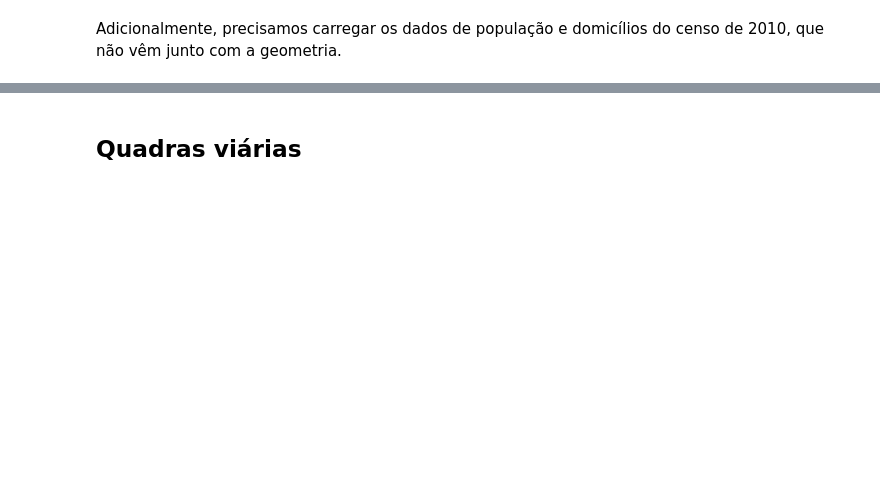
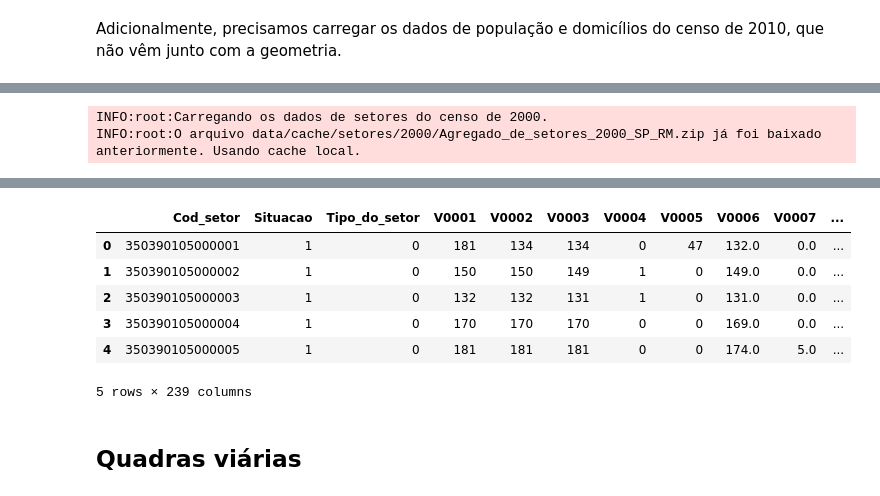
Before and after one commit to sepep-pmsp/compatibilizacao-setores-censitarios, a Jupyter notebook: 11 Quadras viárias como base geométrica.ipynb, the cells around one changed output, grey strips where cells are left out. Saved outputs shown, nothing was run; the diff lists cells and outputs as text; code cells hidden in the pictures; blank space fills up the shorter version.

```diff
--- a/11 Quadras viárias como base geométrica.ipynb
+++ b/11 Quadras viárias como base geométrica.ipynb
@@ -84,0 +115,6 @@ INFO:root:O arquivo data/cache/setores/2010/SP_Capital_20231030.zip já foi baix
+# %%
+dados00_dom = download_dados(Censo.CENSO_2000, Nivel.SETORES, arquivo='Domicilio_SP1.XLS')
+dados00_dom.head()
+# %% [output]
+INFO:root:Carregando os dados de setores do censo de 2000.
+INFO:root:O arquivo data/cache/setores/2000/Agregado_de_setores_2000_SP_RM.zip já foi baixado anteriormente. Usando cache local.
@@ -85,3 +122,10 @@ INFO:root:O arquivo data/cache/setores/2010/SP_Capital_20231030.zip já foi baix
+|  | Cod_setor | Situacao | Tipo_do_setor | V0001 | V0002 | V0003 | V0004 | V0005 | V0006 | V0007 | ... |
+| 0 | 350390105000001 | 1 | 0 | 181 | 134 | 134 | 0 | 47 | 132.0 | 0.0 | ... |
+| 1 | 350390105000002 | 1 | 0 | 150 | 150 | 149 | 1 | 0 | 149.0 | 0.0 | ... |
+| 2 | 350390105000003 | 1 | 0 | 132 | 132 | 131 | 1 | 0 | 131.0 | 0.0 | ... |
+| 3 | 350390105000004 | 1 | 0 | 170 | 170 | 170 | 0 | 0 | 169.0 | 0.0 | ... |
+| 4 | 350390105000005 | 1 | 0 | 181 | 181 | 181 | 0 | 0 | 174.0 | 5.0 | ... |
+5 rows × 239 columns
 # %% [markdown]
 ## Quadras viárias
 # %%
```
Also changed, not shown: parts of 24 cells of this notebook.
